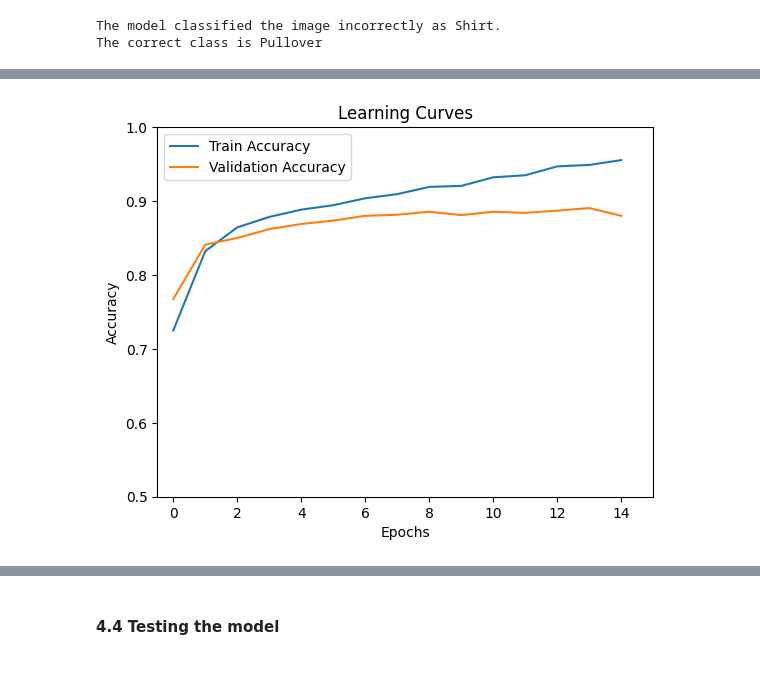
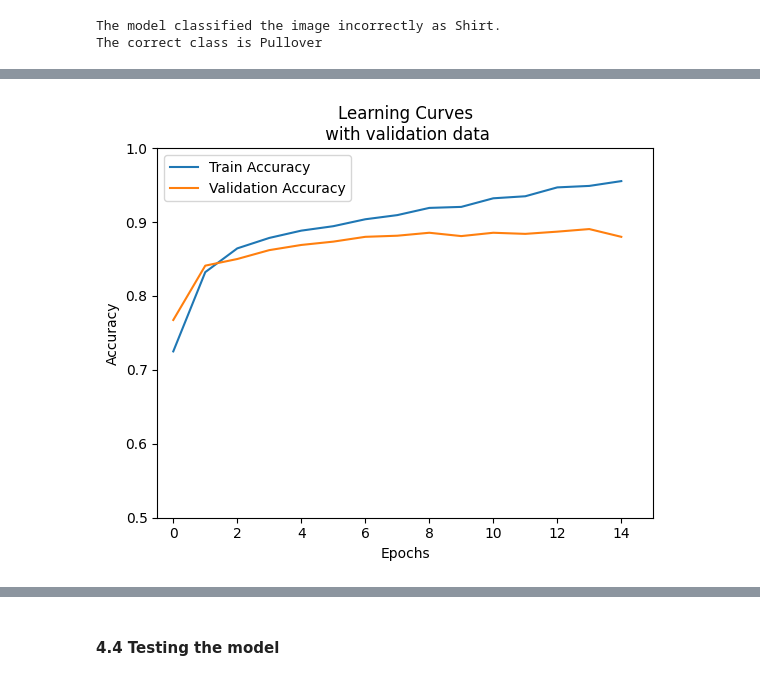
Before and after one commit to versroot/MLproject2024, a Jupyter notebook: knn_and_cnn_calssification.ipynb, the cells around one changed output, grey strips where cells are left out. Drawn from its saved outputs; the diff is of its cells as text; code cells hidden in the pictures.

```diff
--- a/knn_and_cnn_calssification.ipynb
+++ b/knn_and_cnn_calssification.ipynb
@@ -382,13 +395,13 @@ Epoch 15/15
 # %%
 # learning curve - for separate X_val
 plt.plot(trained_cnn.history['accuracy'], label='Train Accuracy')
 plt.plot(trained_cnn.history['val_accuracy'], label='Validation Accuracy')
 plt.xlabel('Epochs')
 plt.ylabel('Accuracy')
 plt.ylim([0.5, 1])
 plt.xlim([-0.5, 15])
 plt.legend()
-plt.title('Learning Curves')
+plt.title('Learning Curves\n with validation data')
 plt.show()
 # %% [output]
-[figure, old version]
+[figure, new version]
```
Also changed, not shown: parts of 3 cells of this notebook.
